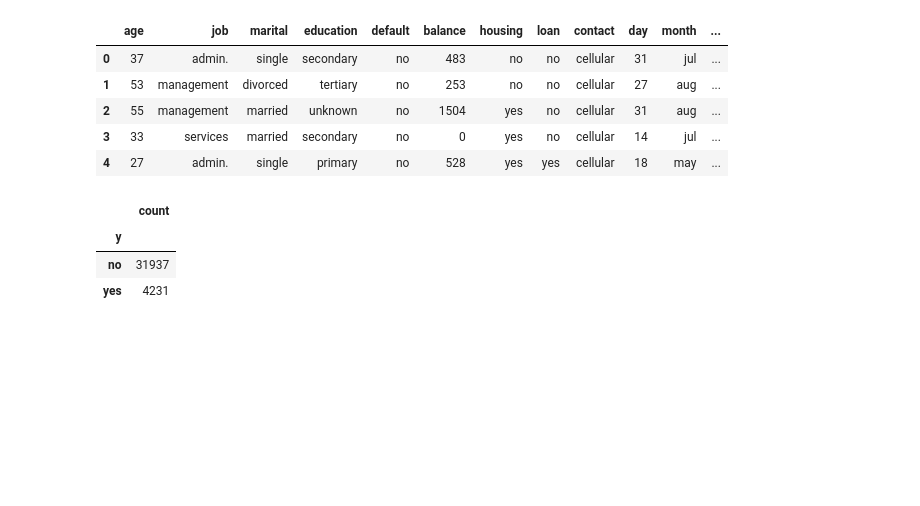
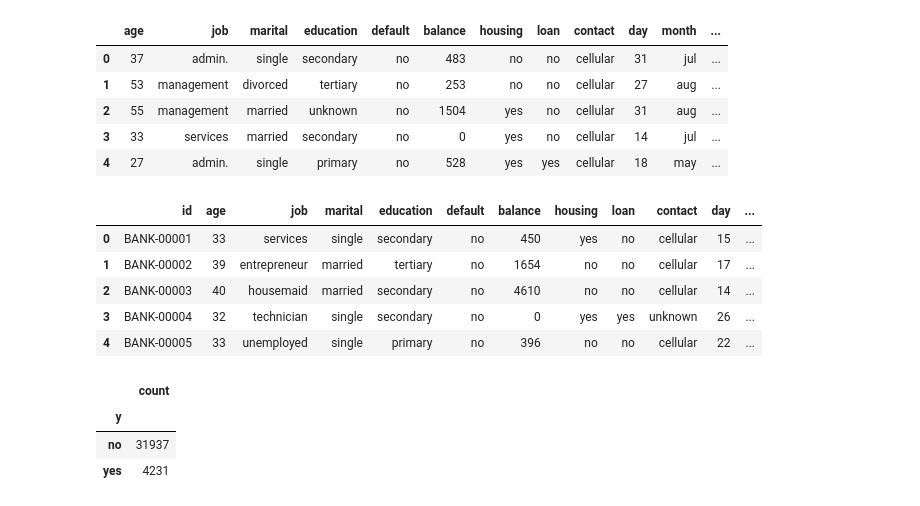
Before and after one commit to asennakesavan/InceptezGenAI-Batch26, a Jupyter notebook: Customer_Campaign_response_prediction_model1.ipynb, the cells around one changed output. Cells and saved outputs as stored; diff of their text form; code cells hidden in the pictures; blank space fills up the shorter version.

```diff
--- a/Customer_Campaign_response_prediction_model1.ipynb
+++ b/Customer_Campaign_response_prediction_model1.ipynb
@@ -92,6 +93,15 @@ train_df.head()
 | 2 | 55 | management | married | unknown | no | 1504 | yes | no | cellular | 31 | aug | ... |
 | 3 | 33 | services | married | secondary | no | 0 | yes | no | cellular | 14 | jul | ... |
 | 4 | 27 | admin. | single | primary | no | 528 | yes | yes | cellular | 18 | may | ... |
+# %%
+test_df.head()
+# %% [output]
+|  | id | age | job | marital | education | default | balance | housing | loan | contact | day | ... |
+| 0 | BANK-00001 | 33 | services | single | secondary | no | 450 | yes | no | cellular | 15 | ... |
+| 1 | BANK-00002 | 39 | entrepreneur | married | tertiary | no | 1654 | no | no | cellular | 17 | ... |
+| 2 | BANK-00003 | 40 | housemaid | married | secondary | no | 4610 | no | no | cellular | 14 | ... |
+| 3 | BANK-00004 | 32 | technician | single | secondary | no | 0 | yes | yes | unknown | 26 | ... |
+| 4 | BANK-00005 | 33 | unemployed | single | primary | no | 396 | no | no | cellular | 22 | ... |
 # %%
 train_df['y'].value_counts()
 # %% [output]
```
Also changed, not shown: parts of 11 cells of this notebook.
